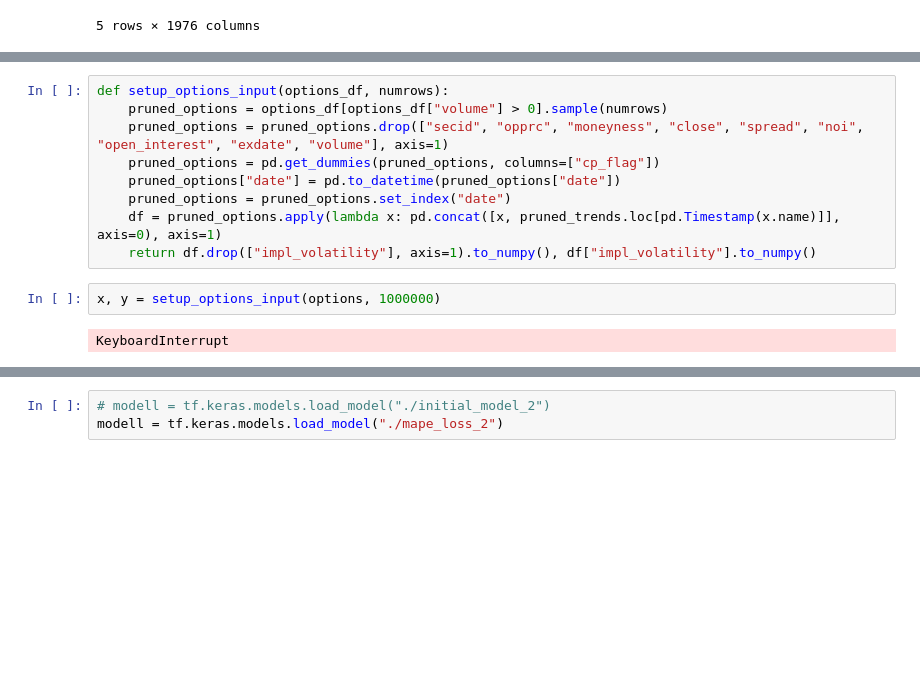
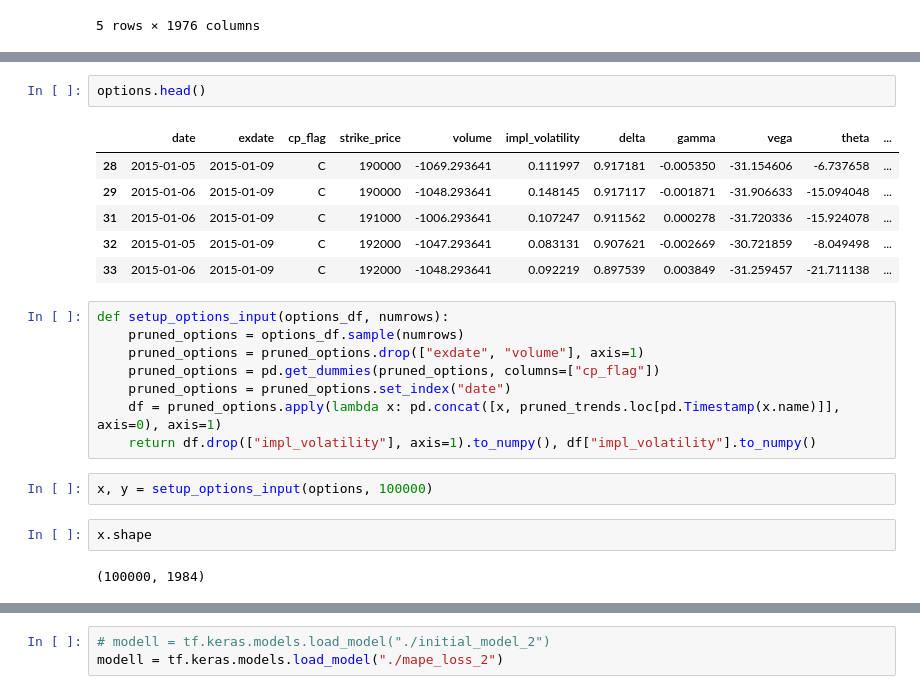
Before and after one commit to PrathamRawat/IV-Forecasting, a Jupyter notebook: code/model.ipynb, the cells around one changed output, grey strips where cells are left out. Saved outputs shown, nothing was run; the diff lists cells and outputs as text; blank space fills up the shorter version.

```diff
--- a/code/model.ipynb
+++ b/code/model.ipynb
@@ -49,13 +66,23 @@ options.head()
+# %%
+options.head()
+# %% [output]
+|  | date | exdate | cp_flag | strike_price | volume | impl_volatility | delta | gamma | vega | theta | ... |
+| 28 | 2015-01-05 | 2015-01-09 | C | 190000 | -1069.293641 | 0.111997 | 0.917181 | -0.005350 | -31.154606 | -6.737658 | ... |
+| 29 | 2015-01-06 | 2015-01-09 | C | 190000 | -1048.293641 | 0.148145 | 0.917117 | -0.001871 | -31.906633 | -15.094048 | ... |
+| 31 | 2015-01-06 | 2015-01-09 | C | 191000 | -1006.293641 | 0.107247 | 0.911562 | 0.000278 | -31.720336 | -15.924078 | ... |
+| 32 | 2015-01-05 | 2015-01-09 | C | 192000 | -1047.293641 | 0.083131 | 0.907621 | -0.002669 | -30.721859 | -8.049498 | ... |
+| 33 | 2015-01-06 | 2015-01-09 | C | 192000 | -1048.293641 | 0.092219 | 0.897539 | 0.003849 | -31.259457 | -21.711138 | ... |
 # %%
 def setup_options_input(options_df, numrows):
-    pruned_options = options_df[options_df["volume"] > 0].sample(numrows)
-    pruned_options = pruned_options.drop(["secid", "opprc", "moneyness", "close", "spread", "noi", "open_interest", "exdate", "volume"], axis=1)
+    pruned_options = options_df.sample(numrows)
+    pruned_options = pruned_options.drop(["exdate", "volume"], axis=1)
     pruned_options = pd.get_dummies(pruned_options, columns=["cp_flag"])
-    pruned_options["date"] = pd.to_datetime(pruned_options["date"])
     pruned_options = pruned_options.set_index("date")
     df = pruned_options.apply(lambda x: pd.concat([x, pruned_trends.loc[pd.Timestamp(x.name)]], axis=0), axis=1)
     return df.drop(["impl_volatility"], axis=1).to_numpy(), df["impl_volatility"].to_numpy()
 # %%
-x, y = setup_options_input(options, 1000000)
+x, y = setup_options_input(options, 100000)
-# %% [output]
-KeyboardInterrupt
+# %%
+x.shape
+# %% [output]
+(100000, 1984)
```
Also changed, not shown: parts of 22 cells of this notebook, 1 other file.
